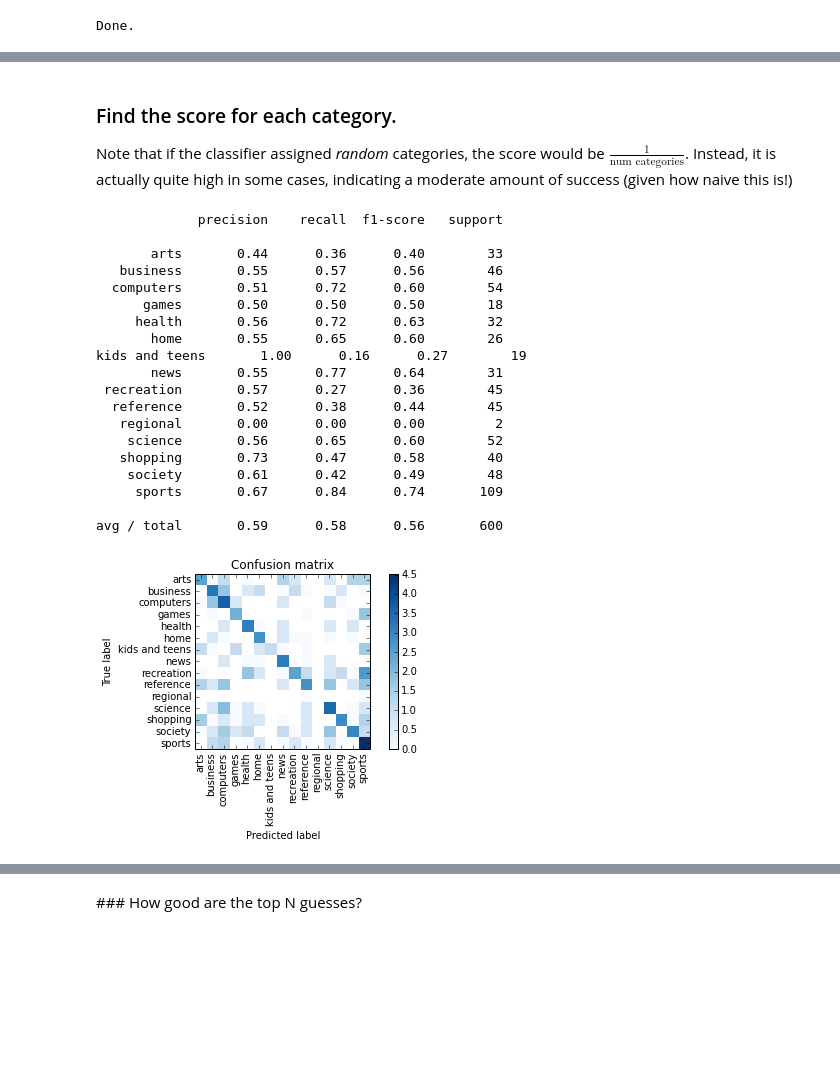
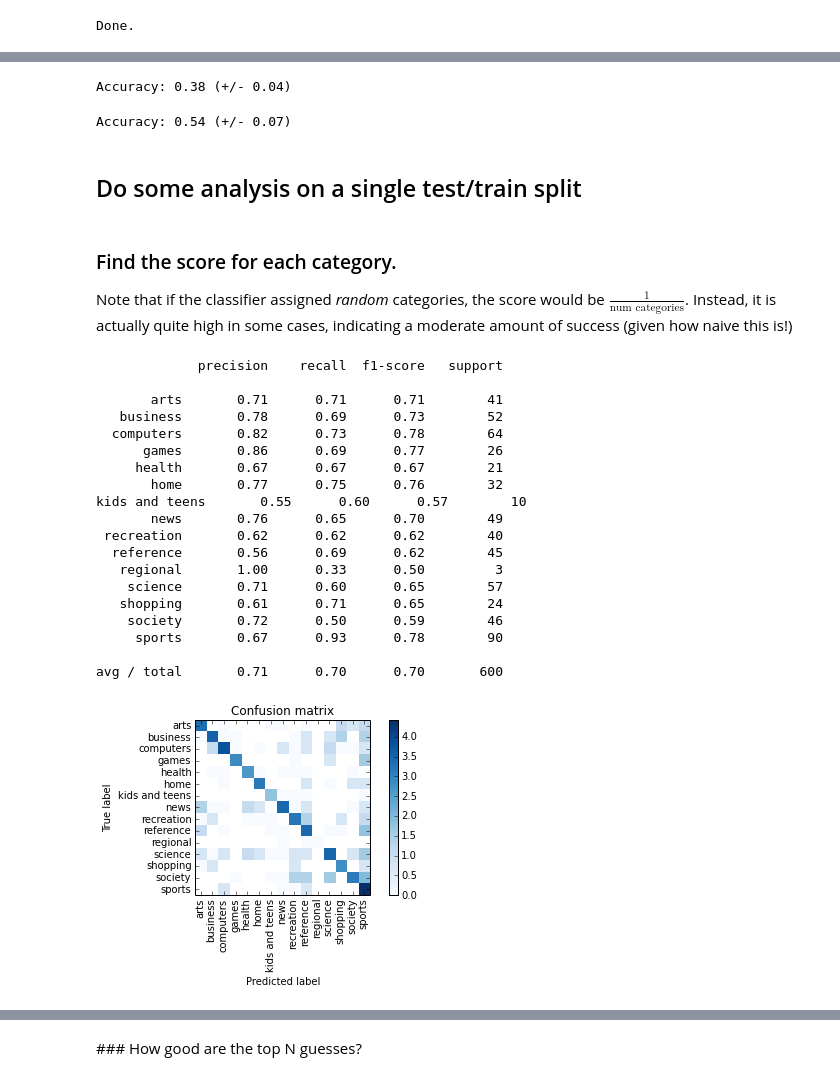
Before and after one commit to comp6028team17/gensim_testing, a Jupyter notebook: pipeline_union.ipynb, the cells around one changed output, grey strips where cells are left out. Saved outputs shown, nothing was run; the diff lists cells and outputs as text; code cells hidden in the pictures; blank space fills up the shorter version.

Commit message:
Such changes, so accuracy, wow!
- Included TFIDF models and SVC stuff
- Revamped the pipeline stuff to make it easy to build arbitrary pipelines

```diff
--- a/pipeline_union.ipynb
+++ b/pipeline_union.ipynb
@@ -32,3 +29,9 @@ X = zip(dmoz_data["meta"], list(corpus))
 # %%
+# Set up array of input data
+X = zip(list(corpus), list(meta_corpus), dmoz_data['meta'])
 # Link topics to URLs
 meta = list(zip(dmoz_data['urls'], dmoz_data['dmoz_categories']))
+# Encode class labels
+classes, top_categories, dmoz_encoder = datastuff.encode_dmoz_categories(dmoz_data['dmoz_categories'])
+
+verbosity = 0
@@ -80,15 +37,0 @@ Accuracy: 0.46 (+/- 0.05)
-# %%
-PROPORTIONAL = False
-if PROPORTIONAL:
-    prop_X, prop_y = make_proportional(np.array(X), classes, min_size=80)
-    ind_train, ind_test = next(iter(sklearn.cross_validation.StratifiedShuffleSplit(prop_y, test_size = 0.25)))
-    X_train , X_test, y_train, y_test = (prop_X[ind_train], prop_X[ind_test], prop_y[ind_train], prop_y[ind_test])
-    counts =collections.Counter(prop_y)
-    print "".join(["{}: {}     ".format(dmoz_encoder.inverse_transform(k), counts[k]) for k in counts.keys()])
-else:
-    X_train, X_test, y_train, y_test = sklearn.cross_validation.train_test_split(X, classes)
-
-
-#X_train, X_test, y_train, y_test = sklearn.cross_validation.train_test_split(np.array(X), classes)
-model = clf.fit(X_train, y_train)
-print model.score(X_test, y_test)
@@ -97,32 +61,51 @@ print model.score(X_test, y_test)
+# %%
+# Just LDA on body, LinearSVC
+clf4 = pipelines.make_classifier(dictionary, body_kind='lda', meta_kind=None, classifier = 'svc')
+scores = sklearn.cross_validation.cross_val_score(clf4, X, classes, cv=5, verbose = verbosity)
+analysis.print_score_accuracy(scores)
+# %% [output]
+Accuracy: 0.38 (+/- 0.04)
+# %%
+# TFIDF on body and metadata, LinearSVC
+clf5 = pipelines.make_classifier(dictionary, body_kind='tfidf', meta_kind='tfidf', classifier = 'svc')
+scores = sklearn.cross_validation.cross_val_score(clf5, X, classes, cv=5, verbose = verbosity)
+analysis.print_score_accuracy(scores)
+# %% [output]
+Accuracy: 0.54 (+/- 0.07)
+# %% [markdown]
+## Do some analysis on a single test/train split
 # %% [markdown]
 ### Find the score for each category.
 
 Note that if the classifier assigned *random* categories, the score would be $\frac{1}{\textrm{num categories}}$. Instead, it is actually quite high in some cases, indicating a moderate amount of success (given how naive this is!)
 # %%
-predicted = model.predict(X_test)
+clf = pipelines.make_classifier(dictionary, meta_kind='tfidf', body_kind='tfidf', classifier = 'svc')
+X_train, X_test, y_train, y_test = datastuff.tt_split(X, classes, test_size = 0.2)
+clf.fit(X_train, y_train)
+predicted = clf.predict(X_test)
 print sklearn.metrics.classification_report(dmoz_encoder.inverse_transform(y_test), dmoz_encoder.inverse_transform(predicted), dmoz_encoder.classes_)
 cm = sklearn.metrics.confusion_matrix(dmoz_encoder.inverse_transform(y_test), dmoz_encoder.inverse_transform(predicted), dmoz_encoder.classes_)
-analysis.plot_confusion_matrix(np.log(cm), labels= dmoz_encoder.classes_)
+analysis.plot_confusion_matrix(np.log(cm), labels=dmoz_encoder.classes_)
 plt.show()
 print cm
 # %% [output]
              precision    recall  f1-score   support
 
-       arts       0.44      0.36      0.40        33
-   business       0.55      0.57      0.56        46
-  computers       0.51      0.72      0.60        54
-      games       0.50      0.50      0.50        18
-     health       0.56      0.72      0.63        32
-       home       0.55      0.65      0.60        26
-kids and teens       1.00      0.16      0.27        19
-       news       0.55      0.77      0.64        31
- recreation       0.57      0.27      0.36        45
-  reference       0.52      0.38      0.44        45
-   regional       0.00      0.00      0.00         2
-    science       0.56      0.65      0.60        52
-   shopping       0.73      0.47      0.58        40
-    society       0.61      0.42      0.49        48
-     sports       0.67      0.84      0.74       109
+       arts       0.71      0.71      0.71        41
+   business       0.78      0.69      0.73        52
+  computers       0.82      0.73      0.78        64
+      games       0.86      0.69      0.77        26
+     health       0.67      0.67      0.67        21
+       home       0.77      0.75      0.76        32
+kids and teens       0.55      0.60      0.57        10
+       news       0.76      0.65      0.70        49
+ recreation       0.62      0.62      0.62        40
+  reference       0.56      0.69      0.62        45
+   regional       1.00      0.33      0.50         3
+    science       0.71      0.60      0.65        57
+   shopping       0.61      0.71      0.65        24
+    society       0.72      0.50      0.59        46
+     sports       0.67      0.93      0.78        90
 
-avg / total       0.59      0.58      0.56       600
+avg / total       0.71      0.70      0.70       600
-[figure, old version]
+[figure, new version]
```
Also changed, not shown: parts of 16 cells of this notebook, 3 other files.
